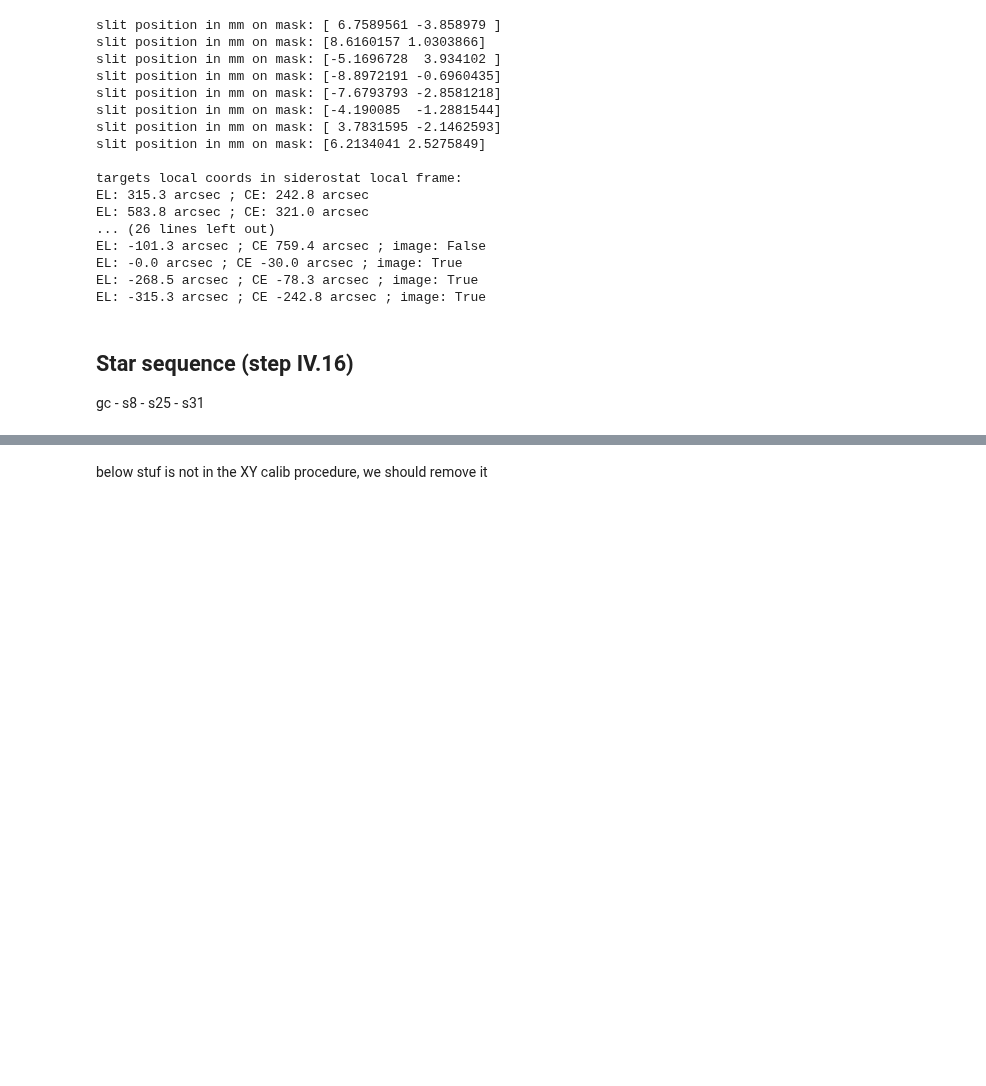
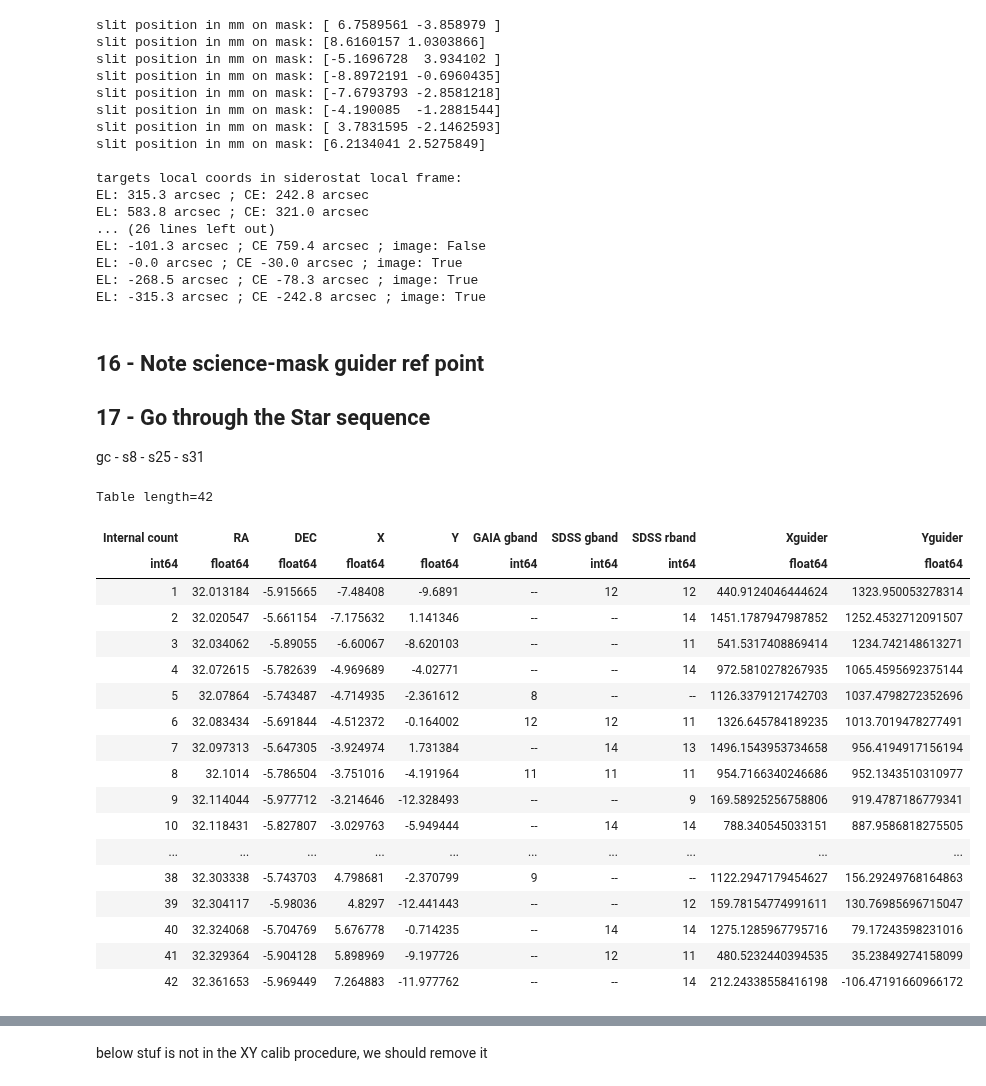
Before and after one commit to vpicouet/FireBallPipe, a Jupyter notebook: Notebook/XY_2022_F1.ipynb, the cells around one changed output, grey strips where cells are left out. Saved outputs shown, nothing was run; the diff lists cells and outputs as text; code cells hidden in the pictures; blank space fills up the shorter version.

```diff
--- a/Notebook/XY_2022_F1.ipynb
+++ b/Notebook/XY_2022_F1.ipynb
@@ -307,9 +337,32 @@ EL: -0.0 arcsec ; CE -30.0 arcsec ; image: True
 EL: -268.5 arcsec ; CE -78.3 arcsec ; image: True
 EL: -315.3 arcsec ; CE -242.8 arcsec ; image: True
 # %% [markdown]
-## Star sequence (step IV.16)
 
+## 16 - Note science-mask guider ref point
+## 17 - Go through the Star sequence
 gc - s8 - s25 - s31
+# %%
+F1_stars
+# %% [output]
+Table length=42
+| Internal count | RA | DEC | X | Y | GAIA gband | SDSS gband | SDSS rband | Xguider | Yguider |
+| int64 | float64 | float64 | float64 | float64 | int64 | int64 | int64 | float64 | float64 |
+| 1 | 32.013184 | -5.915665 | -7.48408 | -9.6891 | -- | 12 | 12 | 440.9124046444624 | 1323.950053278314 |
+| 2 | 32.020547 | -5.661154 | -7.175632 | 1.141346 | -- | -- | 14 | 1451.1787947987852 | 1252.4532712091507 |
+| 3 | 32.034062 | -5.89055 | -6.60067 | -8.620103 | -- | -- | 11 | 541.5317408869414 | 1234.742148613271 |
+| 4 | 32.072615 | -5.782639 | -4.969689 | -4.02771 | -- | -- | 14 | 972.5810278267935 | 1065.4595692375144 |
+| 5 | 32.07864 | -5.743487 | -4.714935 | -2.361612 | 8 | -- | -- | 1126.3379121742703 | 1037.4798272352696 |
+| 6 | 32.083434 | -5.691844 | -4.512372 | -0.164002 | 12 | 12 | 11 | 1326.645784189235 | 1013.7019478277491 |
+| 7 | 32.097313 | -5.647305 | -3.924974 | 1.731384 | -- | 14 | 13 | 1496.1543953734658 | 956.4194917156194 |
+| 8 | 32.1014 | -5.786504 | -3.751016 | -4.191964 | 11 | 11 | 11 | 954.7166340246686 | 952.1343510310977 |
+| 9 | 32.114044 | -5.977712 | -3.214646 | -12.328493 | -- | -- | 9 | 169.58925256758806 | 919.4787186779341 |
+| 10 | 32.118431 | -5.827807 | -3.029763 | -5.949444 | -- | 14 | 14 | 788.340545033151 | 887.9586818275505 |
+| ... | ... | ... | ... | ... | ... | ... | ... | ... | ... |
+| 38 | 32.303338 | -5.743703 | 4.798681 | -2.370799 | 9 | -- | -- | 1122.2947179454627 | 156.29249768164863 |
+| 39 | 32.304117 | -5.98036 | 4.8297 | -12.441443 | -- | -- | 12 | 159.78154774991611 | 130.76985696715047 |
+| 40 | 32.324068 | -5.704769 | 5.676778 | -0.714235 | -- | 14 | 14 | 1275.1285967795716 | 79.17243598231016 |
+| 41 | 32.329364 | -5.904128 | 5.898969 | -9.197726 | -- | 12 | 11 | 480.5232440394535 | 35.23849274158099 |
+| 42 | 32.361653 | -5.969449 | 7.264883 | -11.977762 | -- | -- | 14 | 212.24338558416198 | -106.47191660966172 |
 # %%
 star_target_path = "Calibration/Targets/2022/GuidingStars/F1_guidingstars.fits"
 
```
Also changed, not shown: parts of 36 cells of this notebook, 1 other file.
